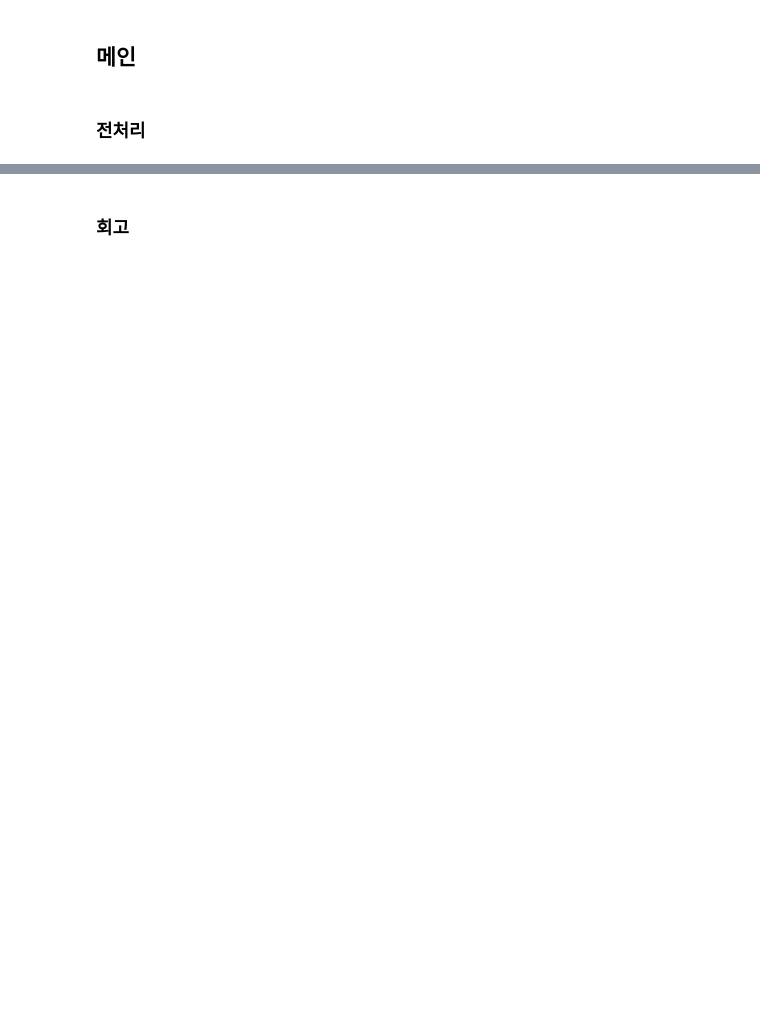
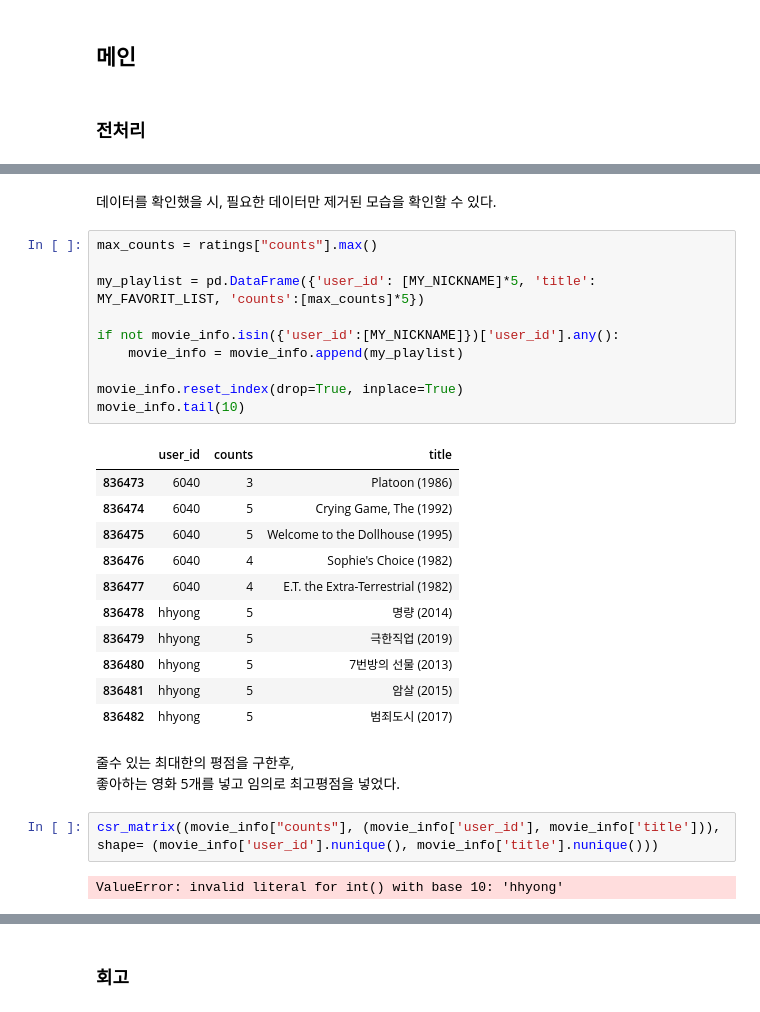
Before and after one commit to hwangsae91/project_so, a Jupyter notebook: exploration/[Exp_15]20221104.ipynb, the cells around one changed output, grey strips where cells are left out. Saved outputs shown, nothing was run; the diff lists cells and outputs as text; blank space fills up the shorter version.

```diff
--- a/exploration/[Exp_15]20221104.ipynb
+++ b/exploration/[Exp_15]20221104.ipynb
@@ -407,0 +172,31 @@ print(summarize(text, ratio=0.005))
+# %% [markdown]
+데이터를 확인했을 시, 필요한 데이터만 제거된 모습을 확인할 수 있다.<br>
+# %%
+max_counts = ratings["counts"].max()
+
+my_playlist = pd.DataFrame({'user_id': [MY_NICKNAME]*5, 'title': MY_FAVORIT_LIST, 'counts':[max_counts]*5})
+
+if not movie_info.isin({'user_id':[MY_NICKNAME]})['user_id'].any():
+    movie_info = movie_info.append(my_playlist)
+
+movie_info.reset_index(drop=True, inplace=True)
+movie_info.tail(10)
+# %% [output]
+|  | user_id | counts | title |
+| 836473 | 6040 | 3 | Platoon (1986) |
+| 836474 | 6040 | 5 | Crying Game, The (1992) |
+| 836475 | 6040 | 5 | Welcome to the Dollhouse (1995) |
+| 836476 | 6040 | 4 | Sophie's Choice (1982) |
+| 836477 | 6040 | 4 | E.T. the Extra-Terrestrial (1982) |
+| 836478 | hhyong | 5 | 명량 (2014) |
+| 836479 | hhyong | 5 | 극한직업 (2019) |
+| 836480 | hhyong | 5 | 7번방의 선물 (2013) |
+| 836481 | hhyong | 5 | 암살 (2015) |
+| 836482 | hhyong | 5 | 범죄도시 (2017) |
+# %% [markdown]
+줄수 있는 최대한의 평점을 구한후, <br>
+좋아하는 영화 5개를 넣고 임의로 최고평점을 넣었다.<br>
+# %%
+csr_matrix((movie_info["counts"], (movie_info['user_id'], movie_info['title'])), shape= (movie_info['user_id'].nunique(), movie_info['title'].nunique()))
+# %% [output]
+ValueError: invalid literal for int() with base 10: 'hhyong'
```
Also changed, not shown: parts of 86 cells of this notebook.
